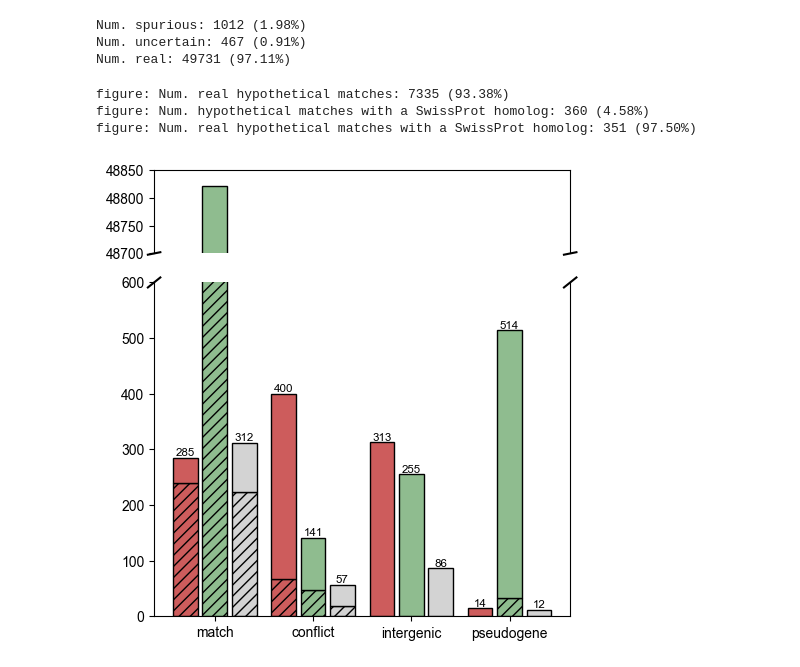
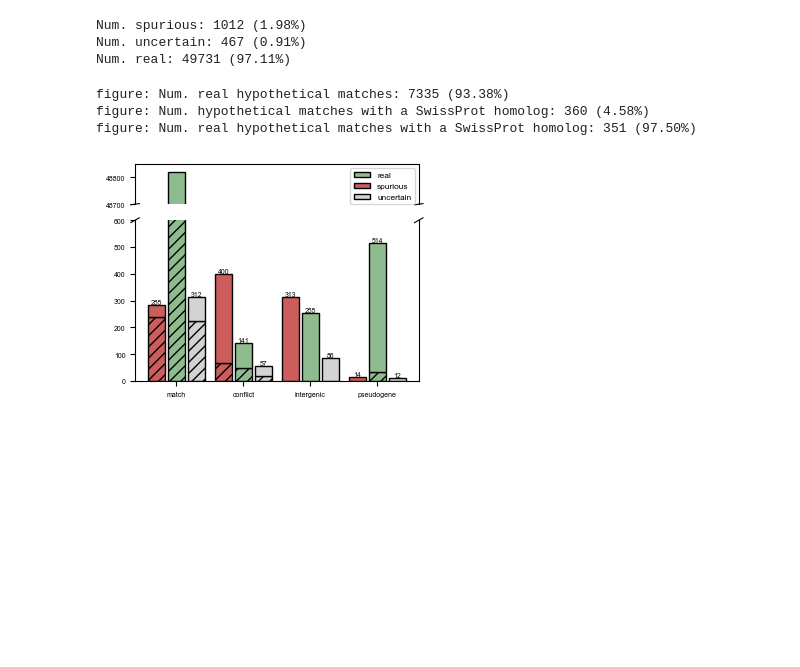
Before and after one commit to pipparichter/frugal, a Jupyter notebook: notebooks/results-2-0.ipynb, the cells around one changed output. Drawn from its saved outputs; the diff is of its cells as text; code cells hidden in the pictures; blank space fills up the shorter version.

```diff
--- a/notebooks/results-2-0.ipynb
+++ b/notebooks/results-2-0.ipynb
@@ -289,9 +281,9 @@ Num. spurious: 1012 (1.98%)
 Num. uncertain: 467 (0.91%)
 Num. real: 49731 (97.11%)
 # %%
-def figure(results_df:pd.DataFrame):
+def figure_2(results_df:pd.DataFrame, path:str='../figures/results-2.0_figure-2.pdf'):
 
-    fig, (ax_top, ax_bottom) = get_split_axes((0, 600), (48700, 48850))
+    fig, (ax_top, ax_bottom) = get_split_figure((0, 600), (48700, 48850))
 
     n_real_hypothetical_match = (is_top_hit_hypothetical(results_df) & results_df.real & results_df.match).sum()
     n_aligned_hypothetical_match = (is_top_hit_hypothetical(results_df) & results_df.aligned & results_df.match).sum()
@@ -305,37 +297,36 @@ def figure(results_df:pd.DataFrame):
     figure_df['category'] = np.select([results_df.match, results_df.pseudogene, results_df.intergenic, results_df.conflict], ['match', 'pseudogene', 'intergenic', 'conflict'], default='none')
     categories = ['match', 'conflict', 'intergenic', 'pseudogene']
     figure_df['category'] = pd.Categorical(figure_df.category, categories, ordered=True)
 
     width = 0.25
     offsets = {'spurious':-0.3, 'real':0, 'uncertain':0.3}
     palette = {'spurious':'indianred', 'real':'darkseagreen', 'uncertain':'lightgray'}
 
     for model_label, df in figure_df.groupby('model_label'):
         ax_df = pd.DataFrame(index=categories)
         ax_df['total'] = df.category.value_counts()
         ax_df['fraction'] = df.groupby('category', observed=True).apply(lambda df : df.top_hit_unsupported.sum() / len(df), include_groups=False)
         ax_df['unsupported'] = ax_df['total'] * ax_df['fraction']
         ax_df['confirmed'] = ax_df['total'] * (1 - ax_df['fraction'])
 
         positions = np.arange(df.category.nunique())
         ax_top.bar(positions + offsets[model_label], ax_df.unsupported, color=palette[model_label], edgecolor='black', hatch='///', width=width)
-        ax_top.bar(positions + offsets[model_label], ax_df.confirmed, bottom=ax_df.unsupported, color=palette[model_label], edgecolor='black', width=width)
+        ax_top.bar(positions + offsets[model_label], ax_df.confirmed, bottom=ax_df.unsupported, color=palette[model_label], edgecolor='black', width=width, label=model_label)
         ax_bottom.bar(positions + offsets[model_label], ax_df.unsupported, color=palette[model_label], edgecolor='black', hatch='///', width=width)
-        ax_bottom.bar(positions + offsets[model_label], ax_df.confirmed, bottom=ax_df.unsupported, color=palette[model_label], edgecolor='black', width=width)
+        ax_bottom.bar(positions + offsets[model_label], ax_df.confirmed, bottom=ax_df.unsupported, color=palette[model_label], edgecolor='black', width=width, label=model_label)
 
         for x, total in zip(positions + offsets[model_label], ax_df.total):
             if total < 600:
                 ax_bottom.text(x, total, str(total), ha='center', fontsize='small', va='bottom')
         ax_bottom.set_xticks(np.arange(4), ax_df.index)
 
-    fig.tight_layout()
+    ax_top.legend()
 
+    save_figure(fig, path=path)
 
-    plt.show()
-
-figure(results_df)
+figure_2(results_df)
 # %% [output]
 figure: Num. real hypothetical matches: 7335 (93.38%)
 figure: Num. hypothetical matches with a SwissProt homolog: 360 (4.58%)
 figure: Num. real hypothetical matches with a SwissProt homolog: 351 (97.50%)
-[figure, old version]
+[figure, new version]
```
Also changed, not shown: parts of 5 cells of this notebook, 25 other files.
